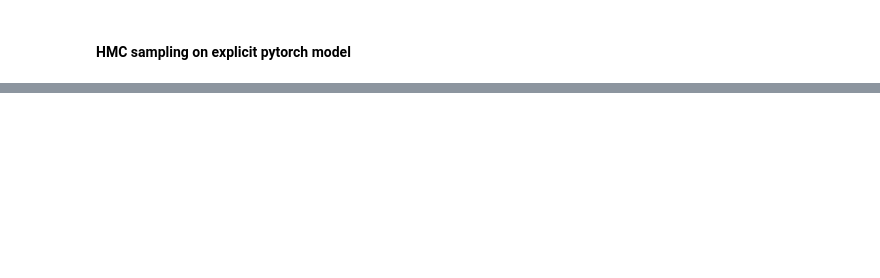
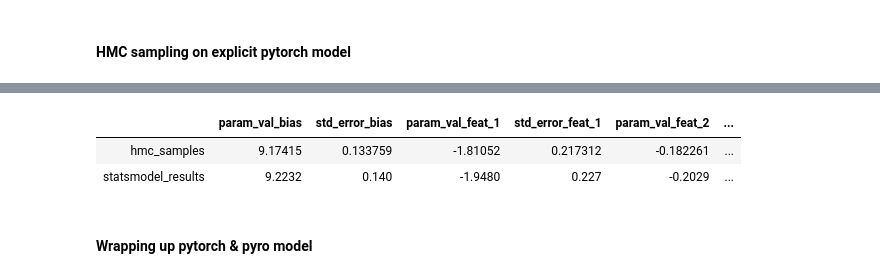
Before and after one commit to mlsquare/kitchen, a Jupyter notebook: notebooks/UQ/04_prakash_ci_pyro_hmc.ipynb, the cells around one changed output, grey strips where cells are left out. Drawn from its saved outputs; the diff is of its cells as text; code cells hidden in the pictures; blank space fills up the shorter version.

```diff
--- a/notebooks/UQ/04_prakash_ci_pyro_hmc.ipynb
+++ b/notebooks/UQ/04_prakash_ci_pyro_hmc.ipynb
@@ -277,0 +412,10 @@ pd.DataFrame(stats_hmc_di_2, index= ['hmc_samples','statsmodel_results'])
+# %%
+hmc_statsmodel_keys= {'bias':3, 'feat_1':0,'feat_2':1,'feat_3':2}#{0:X1,1:X2,2:X3, 3:const}
+
+stats_hmc_di_4= dict()
+for key, val in hmc_statsmodel_keys.items():
+    print("For feature {}:".format(key))#site
+    print('. . .val from HMC obtained samples: {}',hmc_df4['mean'][key])
+    print('. . .val from statsmodel training: {}',statsm_df['coef'][val], "\n")
+    stats_hmc_di_4['param_val_{}'.format(key)]= [hmc_df4['mean'][key], statsm_df['coef'][val]]
+    stats_hmc_di_4['std_error_{}'.format(key)]= [hmc_df4['std'][key], statsm_df['std err'][val]]
@@ -277,0 +438,8 @@ pd.DataFrame(stats_hmc_di_2, index= ['hmc_samples','statsmodel_results'])
+# %%
+pd.DataFrame(stats_hmc_di_4, index= ['hmc_samples','statsmodel_results'])
+# %% [output]
+|  | param_val_bias | std_error_bias | param_val_feat_1 | std_error_feat_1 | param_val_feat_2 | ... |
+| hmc_samples | 9.17415 | 0.133759 | -1.81052 | 0.217312 | -0.182261 | ... |
+| statsmodel_results | 9.2232 | 0.140 | -1.9480 | 0.227 | -0.2029 | ... |
+# %% [markdown]
+#### Wrapping up pytorch & pyro model
```
Also changed, not shown: parts of 19 cells of this notebook.
